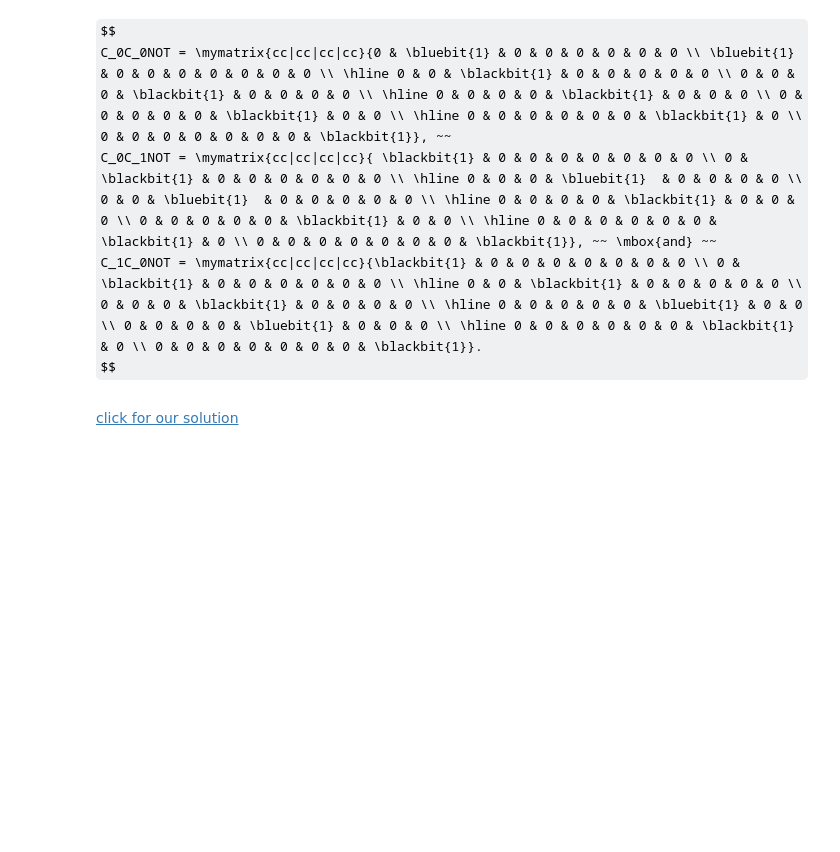
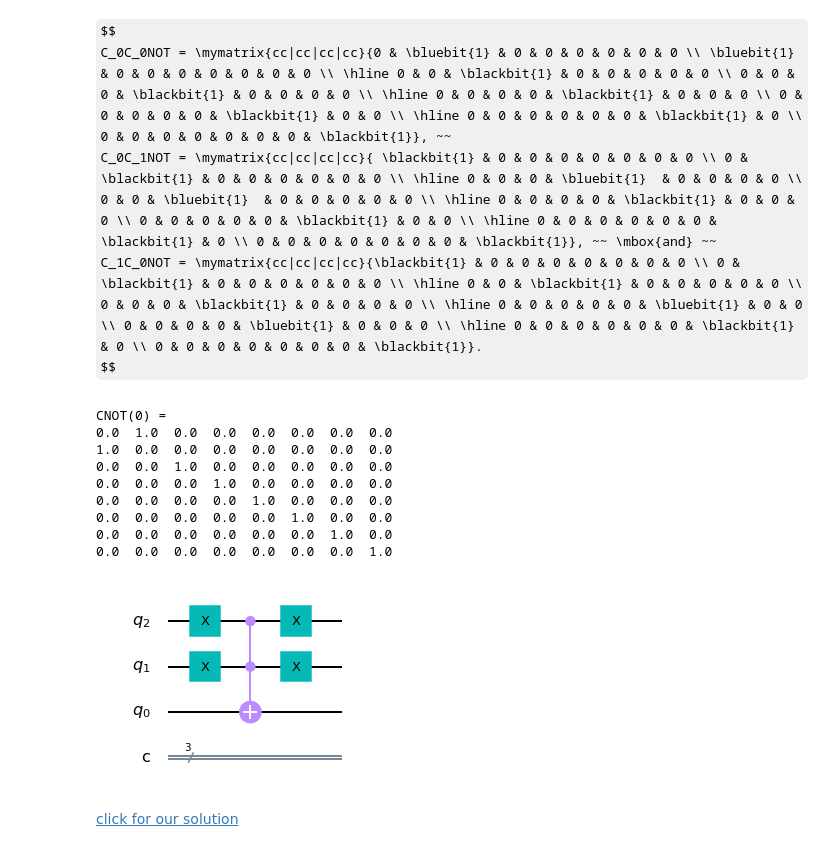
Before and after one commit to aamirshahx/quantum-coursework, a Jupyter notebook: Week1/basics-of-quantum-computing-master/bronze/B74_Multiple_Control_Constructions.ipynb, the cells around one changed output. Drawn from its saved outputs; the diff is of its cells as text; code cells hidden in the pictures; some formulas as TeX source; blank space fills up the shorter version.

```diff
--- a/Week1/basics-of-quantum-computing-master/bronze/B74_Multiple_Control_Constructions.ipynb
+++ b/Week1/basics-of-quantum-computing-master/bronze/B74_Multiple_Control_Constructions.ipynb
@@ -119,3 +117,41 @@ $$
+# %%
+#
+# your solution is here
+#
+from qiskit import QuantumRegister, ClassicalRegister, QuantumCircuit, execute, Aer
+
+q =  QuantumRegister(3,"q")
+c = ClassicalRegister(3,"c")
+qc = QuantumCircuit(q,c)
+
+qc.x(q[2])
+qc.x(q[1])
+qc.ccx(q[2],q[1],q[0])
+qc.x(q[2])
+qc.x(q[1])
+
+job = execute(qc,Aer.get_backend('unitary_simulator'), shots = 1)
+U=job.result().get_unitary(qc,decimals=3)
+
+print("CNOT(0) = ")
+for row in U:
+    s = ""
+    for value in row:
+        s = s + str(round(value.real,2)) + "  "
+    print(s)
+
+qc.draw(output="mpl", reverse_bits=True)
+# %% [output]
+CNOT(0) =
+0.0  1.0  0.0  0.0  0.0  0.0  0.0  0.0
+1.0  0.0  0.0  0.0  0.0  0.0  0.0  0.0
+0.0  0.0  1.0  0.0  0.0  0.0  0.0  0.0
+0.0  0.0  0.0  1.0  0.0  0.0  0.0  0.0
+0.0  0.0  0.0  0.0  1.0  0.0  0.0  0.0
+0.0  0.0  0.0  0.0  0.0  1.0  0.0  0.0
+0.0  0.0  0.0  0.0  0.0  0.0  1.0  0.0
+0.0  0.0  0.0  0.0  0.0  0.0  0.0  1.0
+[figure, added]
 # %% [markdown]
 <a href="B74_Multiple_Control_Constructions_Solutions.ipynb#task1">click for our solution</a>
 # %% [markdown]
```
Also changed, not shown: parts of 6 cells of this notebook, 1 other file.
